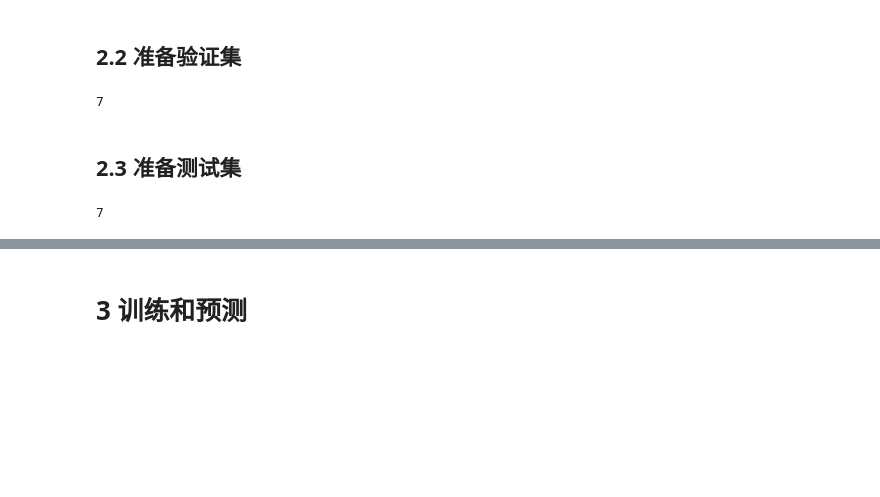
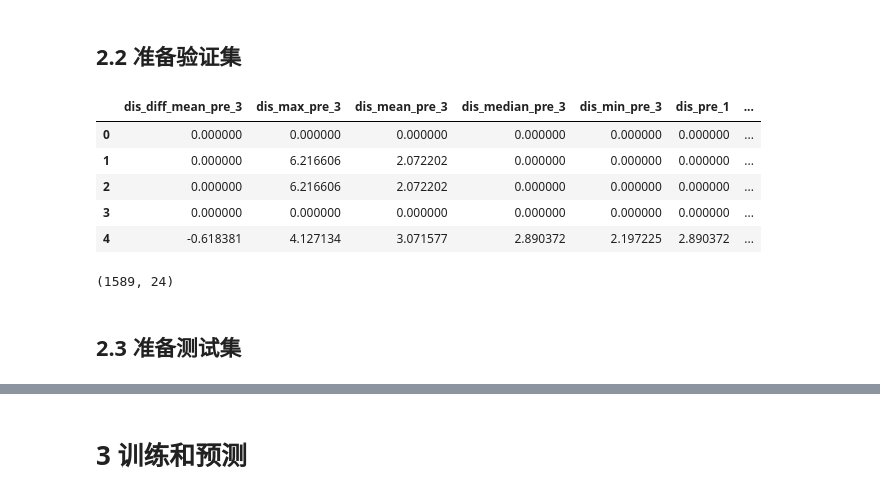
Before and after one commit to Genpeng/order-sales-forecast, a Jupyter notebook: ipython/level2-sku/level2-lgb-v2.ipynb, the cells around one changed output, grey strips where cells are left out. Saved outputs shown, nothing was run; the diff lists cells and outputs as text; code cells hidden in the pictures; blank space fills up the shorter version.

```diff
--- a/ipython/level2-sku/level2-lgb-v2.ipynb
+++ b/ipython/level2-sku/level2-lgb-v2.ipynb
@@ -185,16 +186,16 @@ def prepare_dataset(order, dis, inv, year, month, is_train=True, name_prefix=Non
 #         X['dis_std_pre_%s' % i] = tmp.std(axis=1).values  # 前i个月分销量的标准差
 
     # 分销的统计特征
-#     for i in [3]:
-#         dt = date(year, month, 1)
-#         tmp = dis[pd.date_range(end=dt, periods=i, freq='M')]  # 前i个月分销量
-#         X['dis_diff_mean_pre_%s' % i] = tmp.diff(axis=1).mean(axis=1).values  # 前i个月分销量的平均一阶差分
-#         X['dis_sum_decay_pre_%s' % i] = (tmp * np.power(0.9, np.arange(i)[::-1])).sum(axis=1).values  # 前i个月分销量的和（带衰减）
-#         X['dis_mean_pre_%s' % i] = tmp.mean(axis=1).values  # 前i个月分销量的均值
-#         X['dis_median_pre_%s' % i] = tmp.median(axis=1).values  # 前i个月分销量的中位数
-#         X['dis_max_pre_%s' % i] = tmp.max(axis=1).values  # 前i个月分销量的最大值
-#         X['dis_min_pre_%s' % i] = tmp.min(axis=1).values  # 前i个月分销量的最小值
-#         X['dis_std_pre_%s' % i] = tmp.std(axis=1).values  # 前i个月分销量的标准差
+    for i in [3]:
+        dt = date(year, month, 1)
+        tmp = dis[pd.date_range(end=dt, periods=i, freq='M')]  # 前i个月分销量
+        X['dis_diff_mean_pre_%s' % i] = tmp.diff(axis=1).mean(axis=1).values  # 前i个月分销量的平均一阶差分
+        X['dis_sum_decay_pre_%s' % i] = (tmp * np.power(0.9, np.arange(i)[::-1])).sum(axis=1).values  # 前i个月分销量的和（带衰减）
+        X['dis_mean_pre_%s' % i] = tmp.mean(axis=1).values  # 前i个月分销量的均值
+        X['dis_median_pre_%s' % i] = tmp.median(axis=1).values  # 前i个月分销量的中位数
+        X['dis_max_pre_%s' % i] = tmp.max(axis=1).values  # 前i个月分销量的最大值
+        X['dis_min_pre_%s' % i] = tmp.min(axis=1).values  # 前i个月分销量的最小值
+        X['dis_std_pre_%s' % i] = tmp.std(axis=1).values  # 前i个月分销量的标准差
 
     # 库存的统计特征（14个）>_<|||
 #     for i in [3, 6]:
@@ -256,6 +257,14 @@ def prepare_dataset(order, dis, inv, year, month, is_train=True, name_prefix=Non
 #             start_dt = date(year, month - i, 1)
 #         X['dis_pre_%s' % i] = dis[pd.date_range(start_dt, periods=1, freq='M')].values.ravel()
 
+    # 前3个月分销量
+    for i in range(1, 4):
+        if month - i <= 0:
+            start_dt = date(year - 1, month + 12 - i, 1)
+        else:
+            start_dt = date(year, month - i, 1)
+        X['dis_pre_%s' % i] = dis[pd.date_range(start_dt, periods=1, freq='M')].values.ravel()
+
     # 前6个月的库存量>_<|||
 #     for i in range(1, 7):
 #         if month - i <= 0:
@@ -309,32 +373,47 @@ y_train = np.concatenate(y_l, axis=0)
 # %% [markdown]
 ## 2.2 准备验证集
 # %%
+pre_10_days = get_pre_10_days(order, dis, inv, order_month.index, 2018, 9)
+
 X_val, y_val = prepare_dataset(order_month, dis_month, inv_month, 2018, 9)
 
-X_val2 = prepare_dataset(order_cate_month, dis_cate_month, inv_cate_month, 2018, 9, is_train=False, name_prefix='cate')
-X_val2.index = order_cate_month.index
-X_val2 = X_val2.reindex(category.category).reset_index(drop=True)
+# X_val2 = prepare_dataset(order_cate_month, dis_cate_month, inv_cate_month, 2018, 9, is_train=False, name_prefix='cate')
+# X_val2.index = order_cate_month.index
+# X_val2 = X_val2.reindex(category.category).reset_index(drop=True)
 
-X_val = pd.concat([X_val, X_val2, category.reset_index(drop=True)], axis=1)
+# X_val = pd.concat([X_val, X_val2, category.reset_index(drop=True)], axis=1)
+X_val = pd.concat([X_val, pre_10_days, category.reset_index(drop=True)], axis=1)
 X_val['pred_month'] = 9
 
-del X_val2
-gc.collect()
+# del X_val2
+# gc.collect()
-# %% [output]
-7
+# %%
+X_val.head()
+# %% [output]
+|  | dis_diff_mean_pre_3 | dis_max_pre_3 | dis_mean_pre_3 | dis_median_pre_3 | dis_min_pre_3 | dis_pre_1 | ... |
+| 0 | 0.000000 | 0.000000 | 0.000000 | 0.000000 | 0.000000 | 0.000000 | ... |
+| 1 | 0.000000 | 6.216606 | 2.072202 | 0.000000 | 0.000000 | 0.000000 | ... |
+| 2 | 0.000000 | 6.216606 | 2.072202 | 0.000000 | 0.000000 | 0.000000 | ... |
+| 3 | 0.000000 | 0.000000 | 0.000000 | 0.000000 | 0.000000 | 0.000000 | ... |
+| 4 | -0.618381 | 4.127134 | 3.071577 | 2.890372 | 2.197225 | 2.890372 | ... |
+# %%
+X_val.shape
+# %% [output]
+(1589, 24)
 # %% [markdown]
 ## 2.3 准备测试集
 # %%
+pre_10_days = get_pre_10_days(order, dis, inv, order_month.index, 2018, 11)
+
 X_test = prepare_dataset(order_month, dis_month, inv_month, 2018, 11, is_train=False)
 
-X_test2 = prepare_dataset(order_cate_month, dis_cate_month, inv_cate_month, 2018, 11, is_train=False, name_prefix='cate')
-X_test2.index = order_cate_month.index
-X_test2 = X_test2.reindex(category['category']).reset_index(drop=True)
+# X_test2 = prepare_dataset(order_cate_month, dis_cate_month, inv_cate_month, 2018, 11, is_train=False, name_prefix='cate')
+# X_test2.index = order_cate_month.index
+# X_test2 = X_test2.reindex(category['category']).reset_index(drop=True)
 
-X_test = pd.concat([X_test, X_test2, category.reset_index(drop=True)], axis=1)
+# X_test = pd.concat([X_test, X_test2, category.reset_index(drop=True)], axis=1)
+X_test = pd.concat([X_test, pre_10_days, category.reset_index(drop=True)], axis=1)
 X_test['pred_month'] = 11
 
-del X_test2
-gc.collect()
+# del X_test2
+# gc.collect()
-# %% [output]
-7
```
Also changed, not shown: parts of 44 cells of this notebook, 1 other file.
